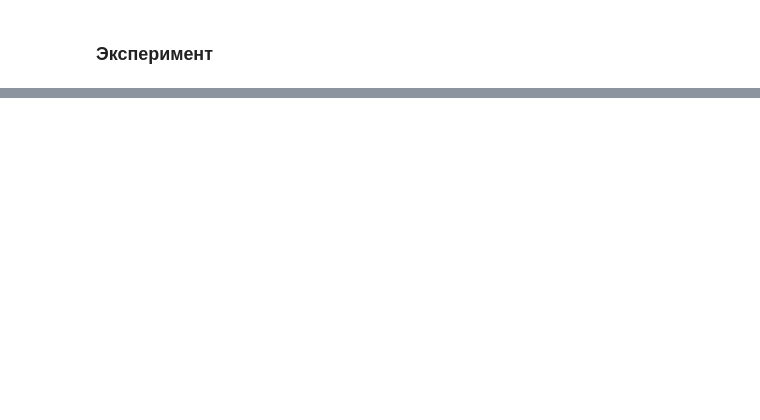
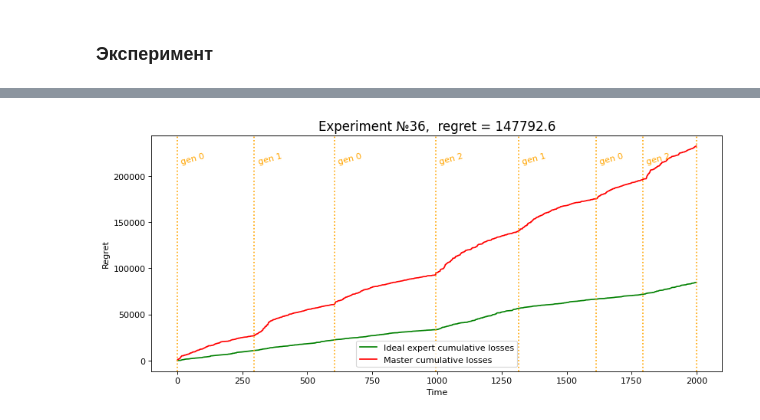
Before and after one commit to intsystems/2024-Project-125, a Jupyter notebook: code/notebooks/experiment_2.ipynb, the cells around one changed output, grey strips where cells are left out. Saved outputs shown, nothing was run; the diff lists cells and outputs as text; code cells hidden in the pictures; blank space fills up the shorter version.

```diff
--- a/code/notebooks/experiment_2.ipynb
+++ b/code/notebooks/experiment_2.ipynb
@@ -57 +156,7 @@ df_a
+# %%
+num = 36
+experiment = experiments[num]
+draw_regrets(experiment.logs, show=["master", "ideal"], title=f"Experiment №{num},  regret = {experiment.regret:.1f}", fig_size=(12, 5))
+# %% [output]
+[figure, added]
 # %%
```
Also changed, not shown: parts of 18 cells of this notebook, 27 other files.
